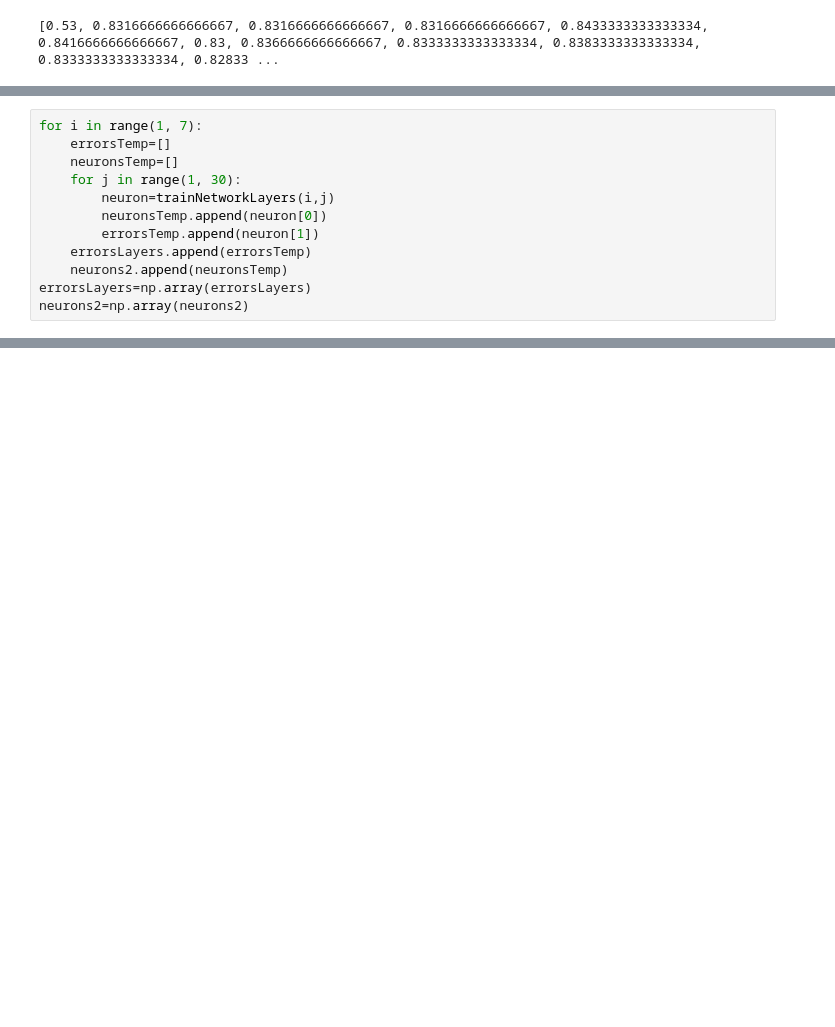
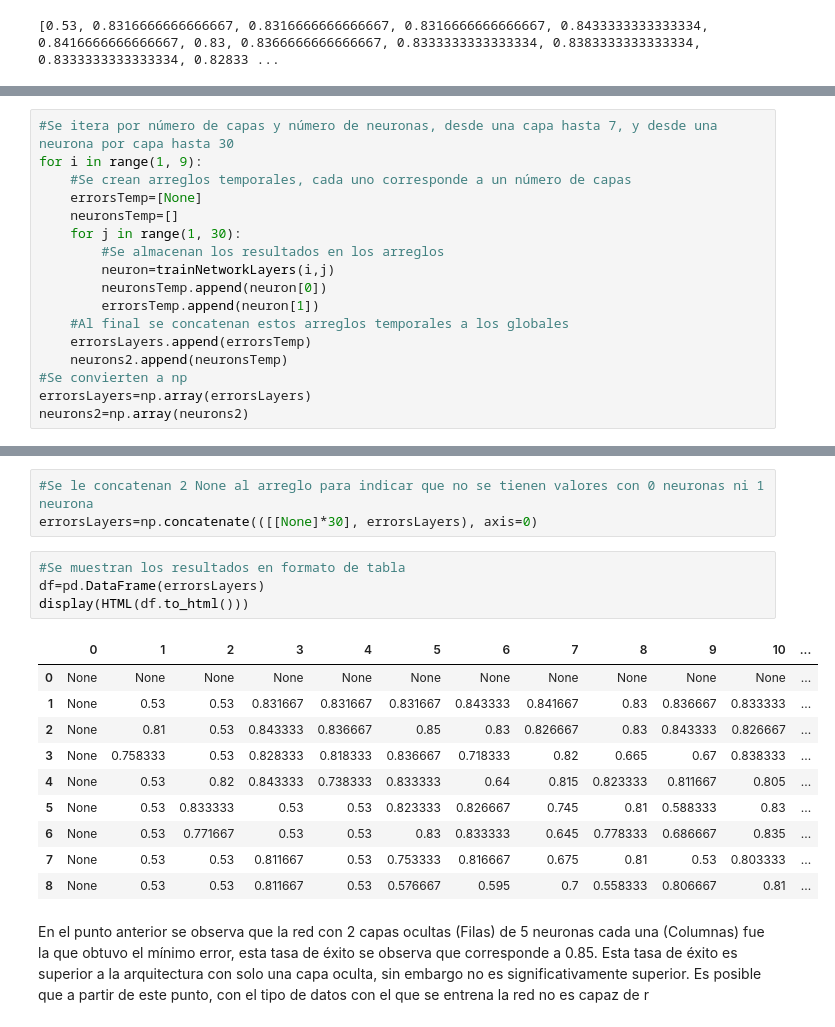
Before and after one commit to korkies22/MachineLearningR2, a Jupyter notebook: Reto 5.ipynb, the cells around one changed output, grey strips where cells are left out. Saved outputs shown, nothing was run; the diff lists cells and outputs as text; blank space fills up the shorter version.

```diff
--- a/Reto 5.ipynb
+++ b/Reto 5.ipynb
@@ -137,13 +185,18 @@ neurons2=[]
 # %%
-for i in range(1, 7):
-    errorsTemp=[]
+#Se itera por número de capas y número de neuronas, desde una capa hasta 7, y desde una neurona por capa hasta 30
+for i in range(1, 9):
+    #Se crean arreglos temporales, cada uno corresponde a un número de capas
+    errorsTemp=[None]
     neuronsTemp=[]
     for j in range(1, 30):
+        #Se almacenan los resultados en los arreglos
         neuron=trainNetworkLayers(i,j)
         neuronsTemp.append(neuron[0])
         errorsTemp.append(neuron[1])
+    #Al final se concatenan estos arreglos temporales a los globales
     errorsLayers.append(errorsTemp)
     neurons2.append(neuronsTemp)
+#Se convierten a np
 errorsLayers=np.array(errorsLayers)
 neurons2=np.array(neurons2)
 # %%
@@ -187,0 +241,20 @@ bestNN.score(xTest,yTest)
+# %%
+#Se le concatenan 2 None al arreglo para indicar que no se tienen valores con 0 neuronas ni 1 neurona
+errorsLayers=np.concatenate(([[None]*30], errorsLayers), axis=0)
+# %%
+#Se muestran los resultados en formato de tabla
+df=pd.DataFrame(errorsLayers)
+display(HTML(df.to_html()))
+# %% [output]
+|  | 0 | 1 | 2 | 3 | 4 | 5 | 6 | 7 | 8 | 9 | 10 | ... |
+| 0 | None | None | None | None | None | None | None | None | None | None | None | ... |
+| 1 | None | 0.53 | 0.53 | 0.831667 | 0.831667 | 0.831667 | 0.843333 | 0.841667 | 0.83 | 0.836667 | 0.833333 | ... |
+| 2 | None | 0.81 | 0.53 | 0.843333 | 0.836667 | 0.85 | 0.83 | 0.826667 | 0.83 | 0.843333 | 0.826667 | ... |
+| 3 | None | 0.758333 | 0.53 | 0.828333 | 0.818333 | 0.836667 | 0.718333 | 0.82 | 0.665 | 0.67 | 0.838333 | ... |
+| 4 | None | 0.53 | 0.82 | 0.843333 | 0.738333 | 0.833333 | 0.64 | 0.815 | 0.823333 | 0.811667 | 0.805 | ... |
+| 5 | None | 0.53 | 0.833333 | 0.53 | 0.53 | 0.823333 | 0.826667 | 0.745 | 0.81 | 0.588333 | 0.83 | ... |
+| 6 | None | 0.53 | 0.771667 | 0.53 | 0.53 | 0.83 | 0.833333 | 0.645 | 0.778333 | 0.686667 | 0.835 | ... |
+| 7 | None | 0.53 | 0.53 | 0.811667 | 0.53 | 0.753333 | 0.816667 | 0.675 | 0.81 | 0.53 | 0.803333 | ... |
+| 8 | None | 0.53 | 0.53 | 0.811667 | 0.53 | 0.576667 | 0.595 | 0.7 | 0.558333 | 0.806667 | 0.81 | ... |
+# %% [markdown]
+En el punto anterior se observa que la red con 2 capas ocultas (Filas) de 5 neuronas cada una (Columnas) fue la que obtuvo el mínimo error, esta tasa de éxito se observa que corresponde a 0.85. Esta tasa de éxito es superior a la arquitectura con solo una capa oculta, sin embargo no es significativamente superior. Es posible que a partir de este punto, con el tipo de datos con el que se entrena la red no es capaz de r
```
Also changed, not shown: parts of 30 cells of this notebook.
